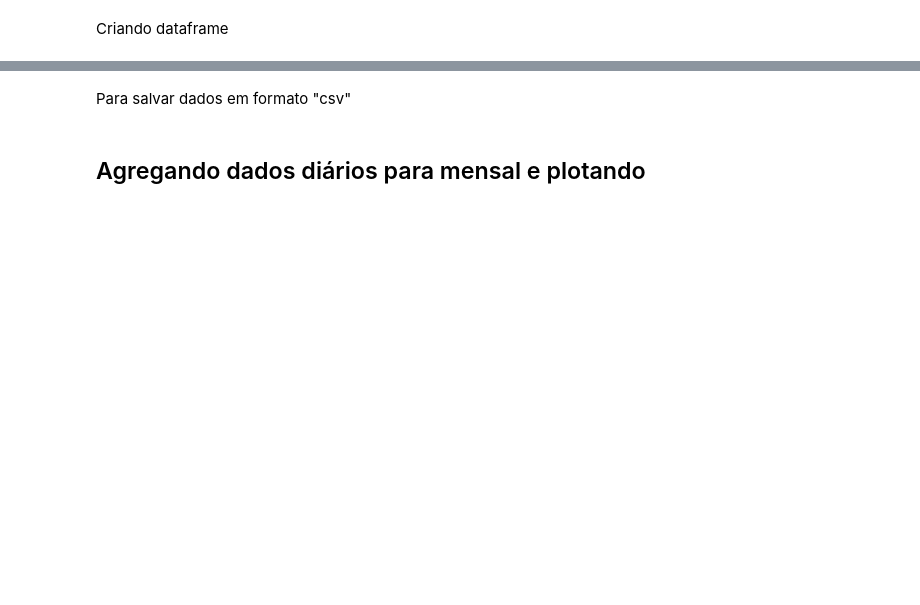
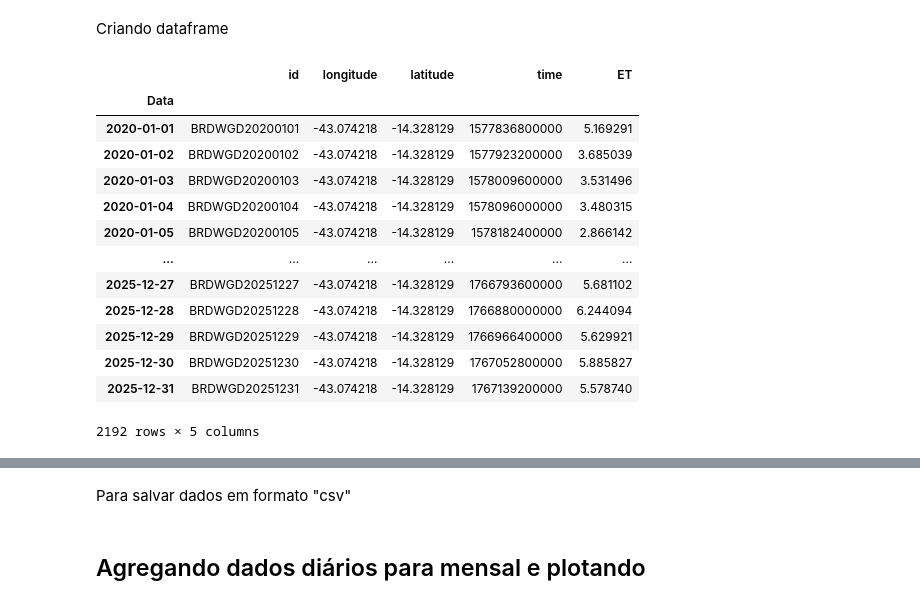
Before and after one commit to AlexandreCandidoXavier/BR-DWGD, a Jupyter notebook: notebooks/exemplo_google_earth.ipynb, the cells around one changed output, grey strips where cells are left out. Drawn from its saved outputs; the diff is of its cells as text; code cells hidden in the pictures; blank space fills up the shorter version.

```diff
--- a/notebooks/exemplo_google_earth.ipynb
+++ b/notebooks/exemplo_google_earth.ipynb
@@ -41,7 +49,7 @@ Pegando variável precipitação e reescalonando.
 var_name = 'pr' # ('Rs', 'u2', 'Tmax', 'Tmin', 'RH', 'pr', 'ETo')
 
 # definindo período (tem limite)
-start_date, end_date = '2018-01-01','2024-03-22'
+start_date, end_date = '2020-01-01','2026-01-01'
 
 var = ee.ImageCollection('projects/ee-alexandrexavier/assets/BR-DWGD') \
                         .filterDate(start_date, end_date) \
@@ -95,9 +123,24 @@ dados = var.getRegion(point, scale=10000).getInfo()
 Criando dataframe
 # %%
 df = pd.DataFrame(dados[1:], columns=dados[0])
-df.index = pd.to_datetime(df['id'].str.split('_').str[-1]).values
+df.index = pd.to_datetime(df['id'].str[-8:]).values
 df.index.set_names('Data', inplace=True)
 df
+# %% [output]
+|  | id | longitude | latitude | time | ET |
+| Data |  |  |  |  |  |
+| 2020-01-01 | BRDWGD20200101 | -43.074218 | -14.328129 | 1577836800000 | 5.169291 |
+| 2020-01-02 | BRDWGD20200102 | -43.074218 | -14.328129 | 1577923200000 | 3.685039 |
+| 2020-01-03 | BRDWGD20200103 | -43.074218 | -14.328129 | 1578009600000 | 3.531496 |
+| 2020-01-04 | BRDWGD20200104 | -43.074218 | -14.328129 | 1578096000000 | 3.480315 |
+| 2020-01-05 | BRDWGD20200105 | -43.074218 | -14.328129 | 1578182400000 | 2.866142 |
+| ... | ... | ... | ... | ... | ... |
+| 2025-12-27 | BRDWGD20251227 | -43.074218 | -14.328129 | 1766793600000 | 5.681102 |
+| 2025-12-28 | BRDWGD20251228 | -43.074218 | -14.328129 | 1766880000000 | 6.244094 |
+| 2025-12-29 | BRDWGD20251229 | -43.074218 | -14.328129 | 1766966400000 | 5.629921 |
+| 2025-12-30 | BRDWGD20251230 | -43.074218 | -14.328129 | 1767052800000 | 5.885827 |
+| 2025-12-31 | BRDWGD20251231 | -43.074218 | -14.328129 | 1767139200000 | 5.578740 |
+2192 rows × 5 columns
 # %%
 # plotando
 fig = px.line(df, x=df.index, y=var_name,
```
Also changed, not shown: parts of 10 cells of this notebook, 2 other files.
